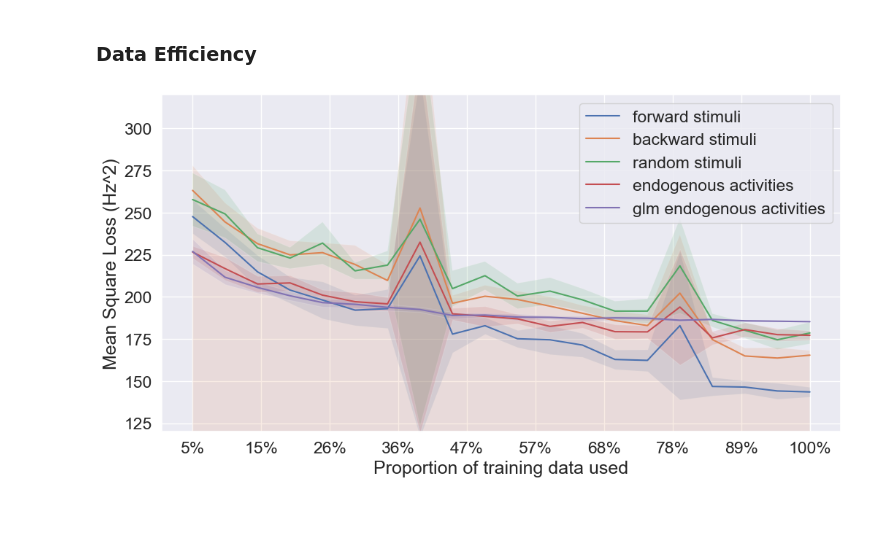
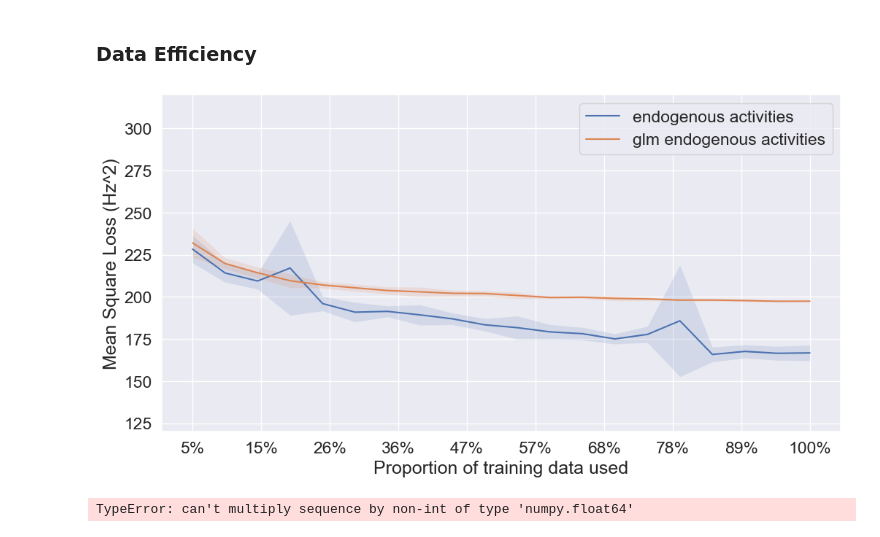
Before and after one commit to cngzlsh/approx_brain, a Jupyter notebook: poster.ipynb, the cells around one changed output. Cells and saved outputs as stored; diff of their text form; code cells hidden in the pictures.

```diff
--- a/poster.ipynb
+++ b/poster.ipynb
@@ -1127,3 +1126,6 @@ plt.show()
 # %%
 np.save('./proportion_of_data_mean_losses.npy', proportion_of_data_mean_losses)
 np.save('./proportion_of_data_std_losses.npy', proportion_of_data_std_losses)
+# %%
+proportion_of_data_mean_losses = np.load('./proportion_of_data_mean_losses.npy')
+proportion_of_data_std_losses = np.load('./proportion_of_data_std_losses.npy')
@@ -1130,27 +1135,57 @@ np.save('./proportion_of_data_std_losses.npy', proportion_of_data_std_losses)
 # %%
 sns.set(font_scale=1.5)
 plt.figure(figsize=(12,6))
-plt.plot([np.array(i[0]) for i in proportion_of_data_mean_losses], label='forward stimuli')
-plt.fill_between(np.arange(20), np.array([np.array(i[0]) for i in proportion_of_data_mean_losses]) - [np.array(i[0]) for i in proportion_of_data_std_losses],
-                 np.array([np.array(i[0]) for i in proportion_of_data_mean_losses]) + [np.array(i[0]) for i in proportion_of_data_std_losses], alpha=0.15)
-plt.plot([np.array(i[1]) for i in proportion_of_data_mean_losses], label='backward stimuli')
-plt.fill_between(np.arange(20), np.array([np.array(i[1]) for i in proportion_of_data_mean_losses]) - [np.array(i[1]) for i in proportion_of_data_mean_losses],
-                 np.array([np.array(i[1]) for i in proportion_of_data_mean_losses]) + [np.array(i[1]) for i in proportion_of_data_std_losses], alpha=0.15)
-plt.plot([np.array(i[2]) for i in proportion_of_data_mean_losses], label='random stimuli')
-plt.fill_between(np.arange(20), np.array([np.array(i[2]) for i in proportion_of_data_mean_losses]) - [np.array(i[2]) for i in proportion_of_data_std_losses],
-                 np.array([np.array(i[2]) for i in proportion_of_data_mean_losses]) + [np.array(i[2]) for i in proportion_of_data_std_losses], alpha=0.15)
+# plt.plot([np.array(i[0]) for i in proportion_of_data_mean_losses], label='forward stimuli')
+# plt.fill_between(np.arange(20), np.array([np.array(i[0]) for i in proportion_of_data_mean_losses]) - [np.array(i[0]) for i in proportion_of_data_std_losses],
+#                  np.array([np.array(i[0]) for i in proportion_of_data_mean_losses]) + [np.array(i[0]) for i in proportion_of_data_std_losses], alpha=0.15)
+# plt.plot([np.array(i[1]) for i in proportion_of_data_mean_losses], label='backward stimuli')
+# plt.fill_between(np.arange(20), np.array([np.array(i[1]) for i in proportion_of_data_mean_losses]) - [np.array(i[1]) for i in proportion_of_data_mean_losses],
+#                  np.array([np.array(i[1]) for i in proportion_of_data_mean_losses]) + [np.array(i[1]) for i in proportion_of_data_std_losses], alpha=0.15)
+# plt.plot([np.array(i[2]) for i in proportion_of_data_mean_losses], label='random stimuli')
+# plt.fill_between(np.arange(20), np.array([np.array(i[2]) for i in proportion_of_data_mean_losses]) - [np.array(i[2]) for i in proportion_of_data_std_losses],
+#                  np.array([np.array(i[2]) for i in proportion_of_data_mean_losses]) + [np.array(i[2]) for i in proportion_of_data_std_losses], alpha=0.15)
 plt.plot([np.array(i[3]) for i in proportion_of_data_mean_losses], label='endogenous activities')
 plt.fill_between(np.arange(20), np.array([np.array(i[3]) for i in proportion_of_data_mean_losses]) - [np.array(i[3]) for i in proportion_of_data_std_losses],
                  np.array([np.array(i[3]) for i in proportion_of_data_mean_losses]) + [np.array(i[3]) for i in proportion_of_data_std_losses], alpha=0.15)
 plt.plot([np.array(i[-1]) for i in proportion_of_data_mean_losses], label='glm endogenous activities')
 plt.fill_between(np.arange(20), np.array([np.array(i[-1]) for i in proportion_of_data_mean_losses]) - [np.array(i[-1]) for i in proportion_of_data_std_losses],
                  np.array([np.array(i[-1]) for i in proportion_of_data_mean_losses]) + [np.array(i[-1]) for i in proportion_of_data_std_losses], alpha=0.15)
 plt.legend()
 plt.xticks(np.linspace(0, 19, 10), [str(int(i*100))+'%' for i in np.linspace(0.05,1,10)])
 plt.xlabel('Proportion of training data used')
 plt.ylabel('Mean Square Loss (Hz^2)')
 plt.ylim([120, 320])
 plt.savefig('./figures/data_efficiency', dpi=350, bbox_inches='tight')
 plt.show()
 # %% [output]
-[figure, old version]
+[figure, new version]
+# %%
+def monoExp(x, m, t, b):
+    return m * np.exp(-t * x) + b
+
+xs = [0.05 * i for i in range(1,21)]
+ys = [np.array(i[3]) for i in proportion_of_data_mean_losses]
+
+# perform the fit
+p0 = (200, .1, 5) # start with values near those we expect
+params, cv = scipy.optimize.curve_fit(monoExp, xs, ys, p0)
+m, t, b = params
+sampleRate = 20_000 # Hz
+tauSec = (1 / t) / sampleRate
+
+# determine quality of the fit
+squaredDiffs = np.square(ys - monoExp(xs, m, t, b))
+squaredDiffsFromMean = np.square(ys - np.mean(ys))
+rSquared = 1 - np.sum(squaredDiffs) / np.sum(squaredDiffsFromMean)
+print(f"R² = {rSquared}")
+
+# plot the results
+plt.plot(xs, ys, '.', label="data")
+plt.plot(xs, monoExp(xs, m, t, b), '--', label="fitted")
+plt.title("Fitted Exponential Curve")
+
+# inspect the parameters
+print(f"Y = {m} * e^(-{t} * x) + {b}")
+print(f"Tau = {tauSec * 1e6} µs")
+# %% [output]
+TypeError: can't multiply sequence by non-int of type 'numpy.float64'
```
Also changed, not shown: parts of 12 cells of this notebook, 2 other files.
